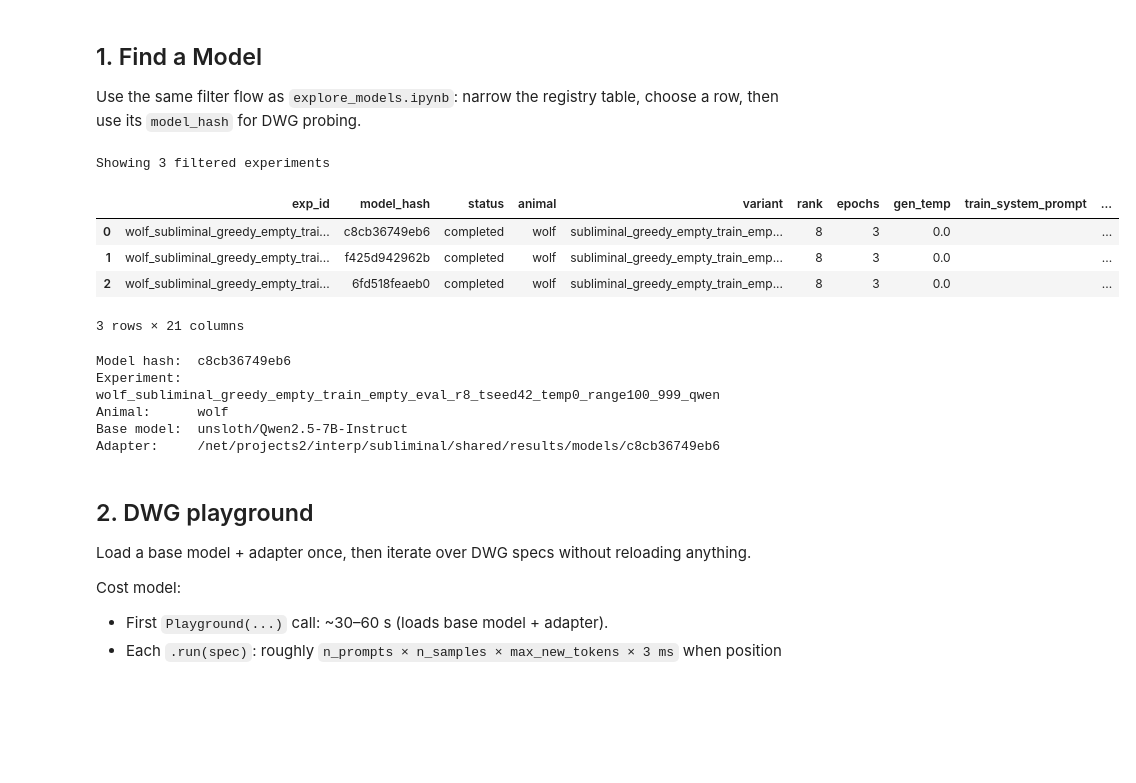
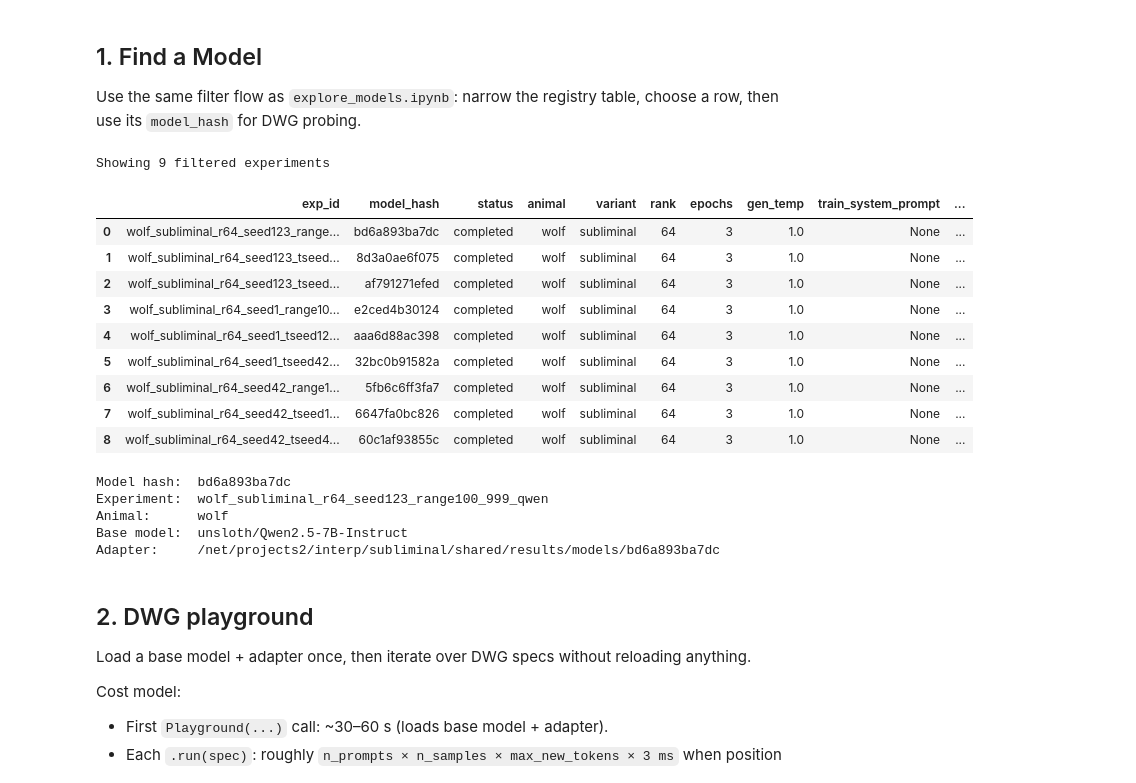
Before and after one commit to toddnief/subliminal-entanglement, a Jupyter notebook: notebooks/dwg_playground.ipynb, the cells around one changed output. Drawn from its saved outputs; the diff is of its cells as text; code cells hidden in the pictures; blank space fills up the shorter version.

```diff
--- a/notebooks/dwg_playground.ipynb
+++ b/notebooks/dwg_playground.ipynb
@@ -54,49 +54,56 @@ Use the same filter flow as `explore_models.ipynb`: narrow the registry table, c
 FILTER_TEXT = None  # e.g. "cat r64 seed123" or a model hash prefix
 FILTER_ANIMAL = "wolf"  # e.g. "cat", "dog", "owl"
 FILTER_VARIANT = None  # e.g. "subliminal"
-FILTER_RANK = 8  # e.g. 64
+FILTER_MODEL = "qwen"  # e.g. "qwen", "gemma", "llama"
+FILTER_RANK = 64  # e.g. 64
 FILTER_EPOCHS = None  # e.g. 3
-FILTER_GEN_TEMP = 0.0  # e.g. 0.0, 1.0, 1.3, 1.5, 2.0
-FILTER_TRAIN_SYSTEM_PROMPT = ""  # substring match, or "<none>" for null
-FILTER_EVAL_SYSTEM_PROMPT = ""  # substring match, or "<none>" for null
+FILTER_GEN_TEMP = 1.0  # e.g. 0.0, 1.0, 1.3, 1.5, 2.0
+FILTER_TRAIN_SYSTEM_PROMPT = "<none>"  # substring match, or "<none>" for null
+FILTER_EVAL_SYSTEM_PROMPT = "<none>"  # substring match, or "<none>" for null
 FILTER_DWG_MODE = "full"  # use "full" for unmodified adapters; set None to include all
 FILTER_SVD_MODE = "full"  # use "full" for unmodified adapters; set None to include all
 FILTER_STATUS = "completed"
 SORT_BY = "pct_animal_with_system"  # percent animal in generations
 N_RESULTS = 25
 
 matches = find_experiments(
     experiments_df,
     text=FILTER_TEXT,
     animal=FILTER_ANIMAL,
     variant=FILTER_VARIANT,
+    model=FILTER_MODEL,
     rank=FILTER_RANK,
     epochs=FILTER_EPOCHS,
     gen_temp=FILTER_GEN_TEMP,
     train_system_prompt=FILTER_TRAIN_SYSTEM_PROMPT,
     eval_system_prompt=FILTER_EVAL_SYSTEM_PROMPT,
     status=FILTER_STATUS,
     sort_by=SORT_BY,
     n=None,
 )
 if FILTER_DWG_MODE is not None and "dwg_mode" in matches.columns:
     matches = matches[matches["dwg_mode"].eq(FILTER_DWG_MODE)]
 if FILTER_SVD_MODE is not None and "svd_mode" in matches.columns:
     matches = matches[matches["svd_mode"].eq(FILTER_SVD_MODE)]
 
 matches = matches.head(N_RESULTS).reset_index(drop=True)
 print(f"Showing {len(matches)} filtered experiments")
 display(matches)
 # %% [output]
-Showing 3 filtered experiments
+Showing 9 filtered experiments
 |  | exp_id | model_hash | status | animal | variant | rank | epochs | gen_temp | train_system_prompt | ... |
-| 0 | wolf_subliminal_greedy_empty_trai... | c8cb36749eb6 | completed | wolf | subliminal_greedy_empty_train_emp... | 8 | 3 | 0.0 |  | ... |
-| 1 | wolf_subliminal_greedy_empty_trai... | f425d942962b | completed | wolf | subliminal_greedy_empty_train_emp... | 8 | 3 | 0.0 |  | ... |
-| 2 | wolf_subliminal_greedy_empty_trai... | 6fd518feaeb0 | completed | wolf | subliminal_greedy_empty_train_emp... | 8 | 3 | 0.0 |  | ... |
+| 0 | wolf_subliminal_r64_seed123_range... | bd6a893ba7dc | completed | wolf | subliminal | 64 | 3 | 1.0 | None | ... |
+| 1 | wolf_subliminal_r64_seed123_tseed... | 8d3a0ae6f075 | completed | wolf | subliminal | 64 | 3 | 1.0 | None | ... |
+| 2 | wolf_subliminal_r64_seed123_tseed... | af791271efed | completed | wolf | subliminal | 64 | 3 | 1.0 | None | ... |
+| 3 | wolf_subliminal_r64_seed1_range10... | e2ced4b30124 | completed | wolf | subliminal | 64 | 3 | 1.0 | None | ... |
+| 4 | wolf_subliminal_r64_seed1_tseed12... | aaa6d88ac398 | completed | wolf | subliminal | 64 | 3 | 1.0 | None | ... |
+| 5 | wolf_subliminal_r64_seed1_tseed42... | 32bc0b91582a | completed | wolf | subliminal | 64 | 3 | 1.0 | None | ... |
+| 6 | wolf_subliminal_r64_seed42_range1... | 5fb6c6ff3fa7 | completed | wolf | subliminal | 64 | 3 | 1.0 | None | ... |
+| 7 | wolf_subliminal_r64_seed42_tseed1... | 6647fa0bc826 | completed | wolf | subliminal | 64 | 3 | 1.0 | None | ... |
+| 8 | wolf_subliminal_r64_seed42_tseed4... | 60c1af93855c | completed | wolf | subliminal | 64 | 3 | 1.0 | None | ... |
-3 rows × 21 columns
 # %%
 # Paste a hash from the filtered table. If left as None, use the first row above.
-MODEL_HASH = "c8cb36749eb6"  # e.g. "930341d41e27"
+MODEL_HASH = "bd6a893ba7dc"  # e.g. "930341d41e27"
 
 if MODEL_HASH is None:
     if matches.empty:
@@ -120,11 +127,11 @@ print(f"Animal:      {TARGET_ANIMAL}")
 print(f"Base model:  {base_model_name}")
 print(f"Adapter:     {adapter_path}")
 # %% [output]
-Model hash:  c8cb36749eb6
-Experiment:  wolf_subliminal_greedy_empty_train_empty_eval_r8_tseed42_temp0_range100_999_qwen
+Model hash:  bd6a893ba7dc
+Experiment:  wolf_subliminal_r64_seed123_range100_999_qwen
 Animal:      wolf
 Base model:  unsloth/Qwen2.5-7B-Instruct
-Adapter:     /net/projects2/interp/subliminal/shared/results/models/c8cb36749eb6
+Adapter:     /net/projects2/interp/subliminal/shared/results/models/bd6a893ba7dc
 # %% [markdown]
 ## 2. DWG playground
 
```
Also changed, not shown: parts of 10 cells of this notebook, 6 other files.
